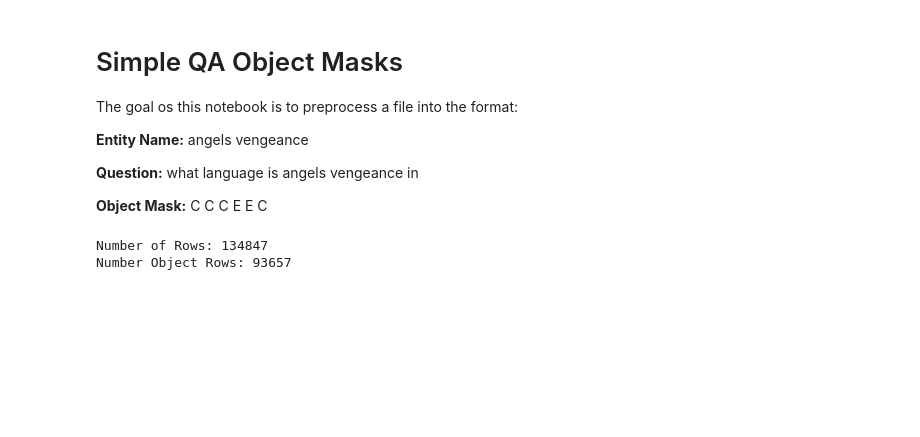
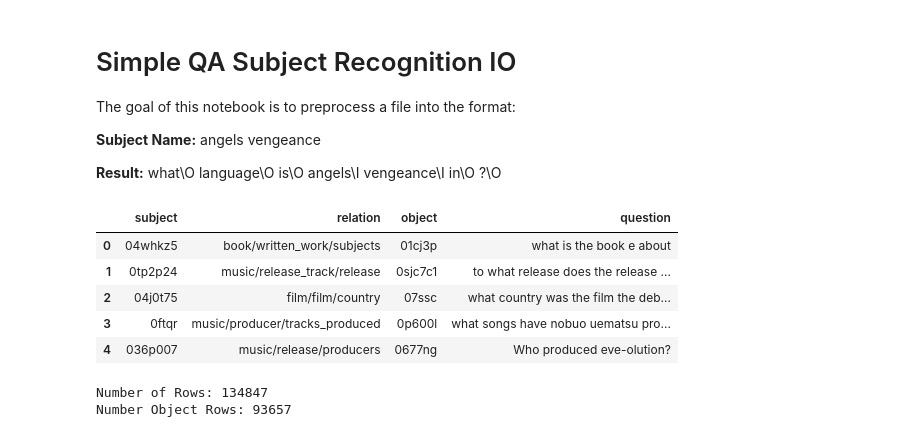
Before and after one commit to PetrochukM/Simple-QA-EMNLP-2018, a Jupyter notebook: scripts/notebooks/Simple QA Object Masks.ipynb, the cells around one changed output. Drawn from its saved outputs; the diff is of its cells as text; code cells hidden in the pictures; blank space fills up the shorter version.

```diff
--- a/scripts/notebooks/Simple QA Object Masks.ipynb
+++ b/scripts/notebooks/Simple QA Object Masks.ipynb
@@ -1,10 +1,8 @@
 # %% [markdown]
-# Simple QA Object Masks
+# Simple QA Subject Recognition IO
 
-The goal os this notebook is to preprocess a file into the format:
+The goal of this notebook is to preprocess a file into the format:
 
-**Entity Name:** angels vengeance
+**Subject Name:** angels vengeance
 
-**Question:** what language is angels vengeance in
-
-**Object Mask:** C C C E E C
+**Result:** what\O language\O is\O angels\I vengeance\I in\O ?\O
@@ -11,3 +12,15 @@ The goal os this notebook is to preprocess a file into the format:
+# %%
+from scripts.utils.simple_qa import load_simple_qa
+
+df, = load_simple_qa(train=True)
+df[:5]
+# %% [output]
+|  | subject | relation | object | question |
+| 0 | 04whkz5 | book/written_work/subjects | 01cj3p | what is the book e about |
+| 1 | 0tp2p24 | music/release_track/release | 0sjc7c1 | to what release does the release ... |
+| 2 | 04j0t75 | film/film/country | 07ssc | what country was the film the deb... |
+| 3 | 0ftqr | music/producer/tracks_produced | 0p600l | what songs have nobuo uematsu pro... |
+| 4 | 036p007 | music/release/producers | 0677ng | Who produced eve-olution? |
 # %%
 import pandas as pd
 
```
Also changed, not shown: parts of 1 cell of this notebook, 10 other files.
